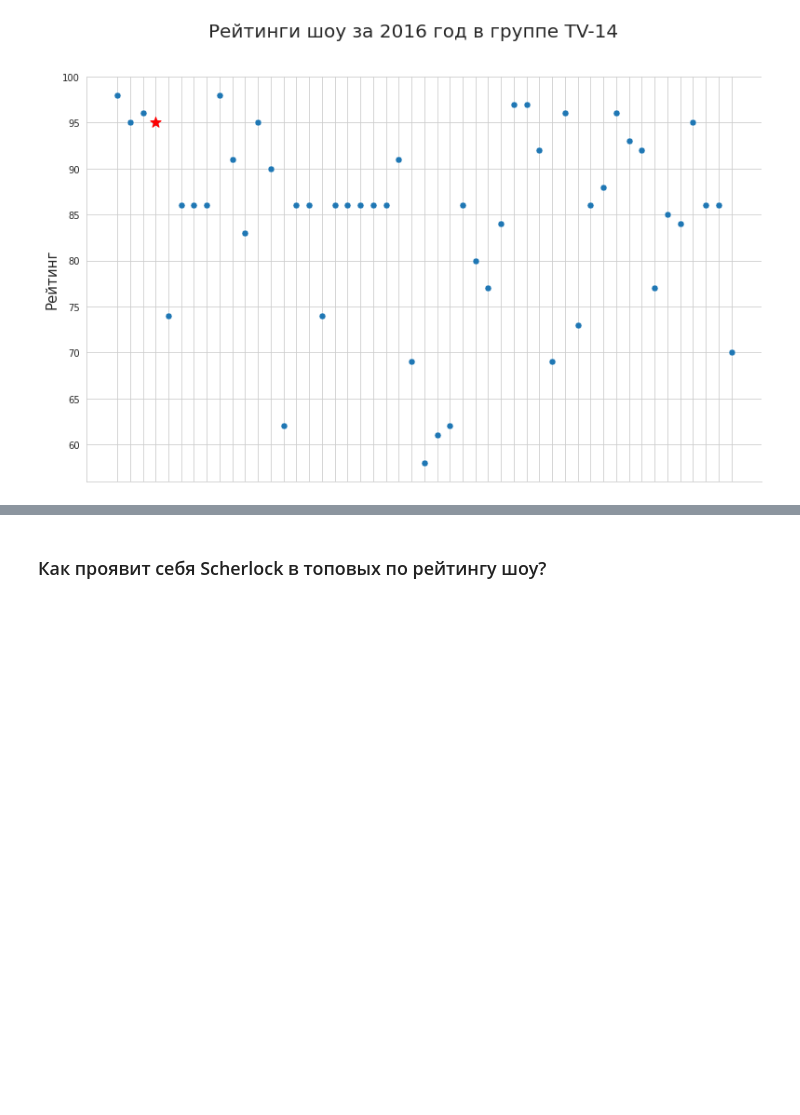
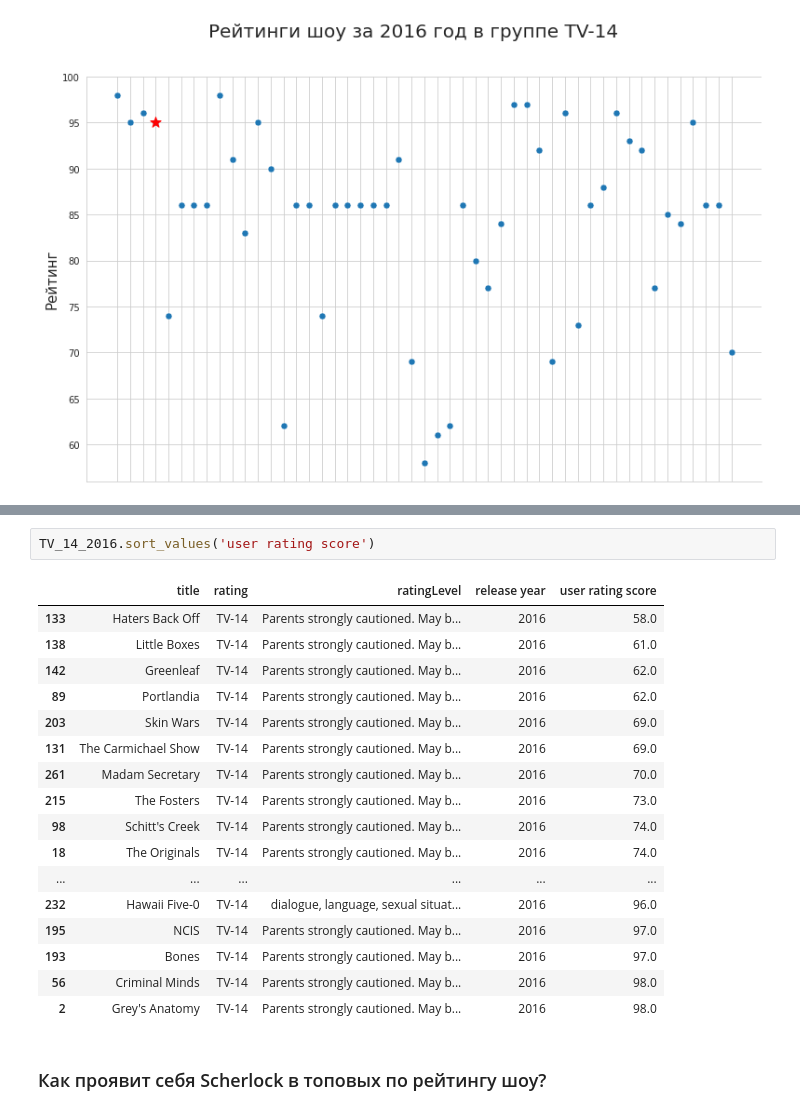
Before and after one commit to VorobyvEgor/Seminar_Sber, a Jupyter notebook: Projects/Егор_Воробьев_[Template]_Групповой_проект__Первичный_анализ_данных_.ipynb, the cells around one changed output, grey strips where cells are left out. Cells and saved outputs as stored; diff of their text form; blank space fills up the shorter version.

```diff
--- a/Projects/Егор_Воробьев_[Template]_Групповой_проект__Первичный_анализ_данных_.ipynb
+++ b/Projects/Егор_Воробьев_[Template]_Групповой_проект__Первичный_анализ_данных_.ipynb
@@ -630,3 +640,23 @@ fig.suptitle("Рейтинги шоу за 2016 год в группе TV-14", s
+# %%
+TV_14_2016.sort_values('user rating score')
+# %% [output]
+|  | title | rating | ratingLevel | release year | user rating score |
+| 133 | Haters Back Off | TV-14 | Parents strongly cautioned. May b... | 2016 | 58.0 |
+| 138 | Little Boxes | TV-14 | Parents strongly cautioned. May b... | 2016 | 61.0 |
+| 142 | Greenleaf | TV-14 | Parents strongly cautioned. May b... | 2016 | 62.0 |
+| 89 | Portlandia | TV-14 | Parents strongly cautioned. May b... | 2016 | 62.0 |
+| 203 | Skin Wars | TV-14 | Parents strongly cautioned. May b... | 2016 | 69.0 |
+| 131 | The Carmichael Show | TV-14 | Parents strongly cautioned. May b... | 2016 | 69.0 |
+| 261 | Madam Secretary | TV-14 | Parents strongly cautioned. May b... | 2016 | 70.0 |
+| 215 | The Fosters | TV-14 | Parents strongly cautioned. May b... | 2016 | 73.0 |
+| 98 | Schitt's Creek | TV-14 | Parents strongly cautioned. May b... | 2016 | 74.0 |
+| 18 | The Originals | TV-14 | Parents strongly cautioned. May b... | 2016 | 74.0 |
+| ... | ... | ... | ... | ... | ... |
+| 232 | Hawaii Five-0 | TV-14 | dialogue, language, sexual situat... | 2016 | 96.0 |
+| 195 | NCIS | TV-14 | Parents strongly cautioned. May b... | 2016 | 97.0 |
+| 193 | Bones | TV-14 | Parents strongly cautioned. May b... | 2016 | 97.0 |
+| 56 | Criminal Minds | TV-14 | Parents strongly cautioned. May b... | 2016 | 98.0 |
+| 2 | Grey's Anatomy | TV-14 | Parents strongly cautioned. May b... | 2016 | 98.0 |
 # %% [markdown]
 ### Как проявит себя Scherlock в топовых по рейтингу шоу?
 # %%
```
Also changed, not shown: parts of 18 cells of this notebook.
